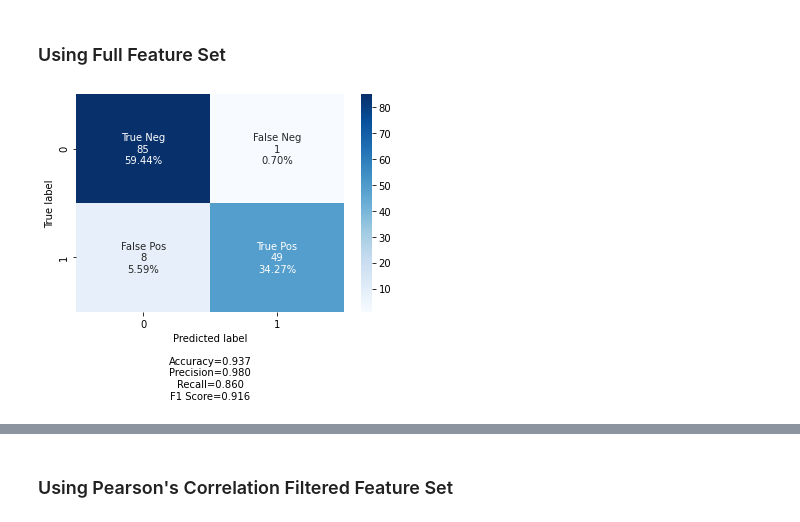
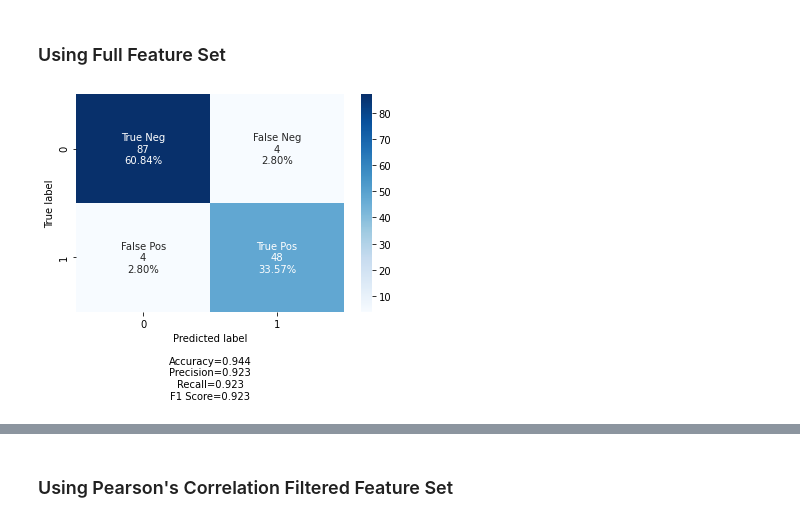
Before and after one commit to malthusohtj/breast_cancer_prediction, a Jupyter notebook: breast_cancer_pred.ipynb, the cells around one changed output, grey strips where cells are left out. Drawn from its saved outputs; the diff is of its cells as text; code cells hidden in the pictures.

```diff
--- a/breast_cancer_pred.ipynb
+++ b/breast_cancer_pred.ipynb
@@ -419,7 +419,7 @@ However, the next logical question would be, what is the optimal number of selec
 # %% [markdown]
 In this method of feature selection, we will be selecting the top n features with the highest Pearson's Correlation to the target (in this case, the "classification" column).
 # %%
-features = df.iloc[:,:-1]
+features = df.iloc[:,1:-1] # remove id column
 target = df.iloc[:,-1:]
 # %%
 def correlation_filter(x, y, n): # x are features, y is target, n is number of features to select
@@ -469,12 +499,13 @@ x_train_chi, x_test_chi, y_train_chi, y_test_chi = train_test_split(features[chi
 ## Decision Tree Classifier
 # %%
 from sklearn.tree import DecisionTreeClassifier
+from sklearn.tree import plot_tree
 
 def tree_classifier(x_train, x_test, y_train):
     classifier = DecisionTreeClassifier(criterion="entropy", random_state=0, splitter="best", min_samples_leaf=10) # i use entropy instead of gini here -> need to research what it means
     classifier.fit(x_train, y_train)
     y_pred = classifier.predict(x_test)
-    return y_pred
+    return y_pred, classifier
 # %% [markdown]
 The code below to create an information-filled confusion matrix was taken from https://github.com/DTrimarchi10/confusion_matrix/blob/master/cf_matrix.py, first seen from the developer's Medium article (https://medium.com/@dtuk81/confusion-matrix-visualization-fc31e3f30fea).
 # %%
@@ -578,7 +611,7 @@ def make_confusion_matrix(cf,
 # %% [markdown]
 ### Using Full Feature Set
 # %%
-full_pred = tree_classifier(x_train_full, x_test_full, y_train_full)
-make_confusion_matrix(confusion_matrix(y_test_full, full_pred), group_names=['True Neg', 'False Neg', 'False Pos', 'True Pos'])
+full_tree_pred, full_tree = tree_classifier(x_train_full, x_test_full, y_train_full)
+make_confusion_matrix(confusion_matrix(y_test_full, full_tree_pred), group_names=['True Neg', 'False Neg', 'False Pos', 'True Pos'])
 # %% [output]
-[figure, old version]
+[figure, new version]
```
Also changed, not shown: parts of 15 cells of this notebook.
